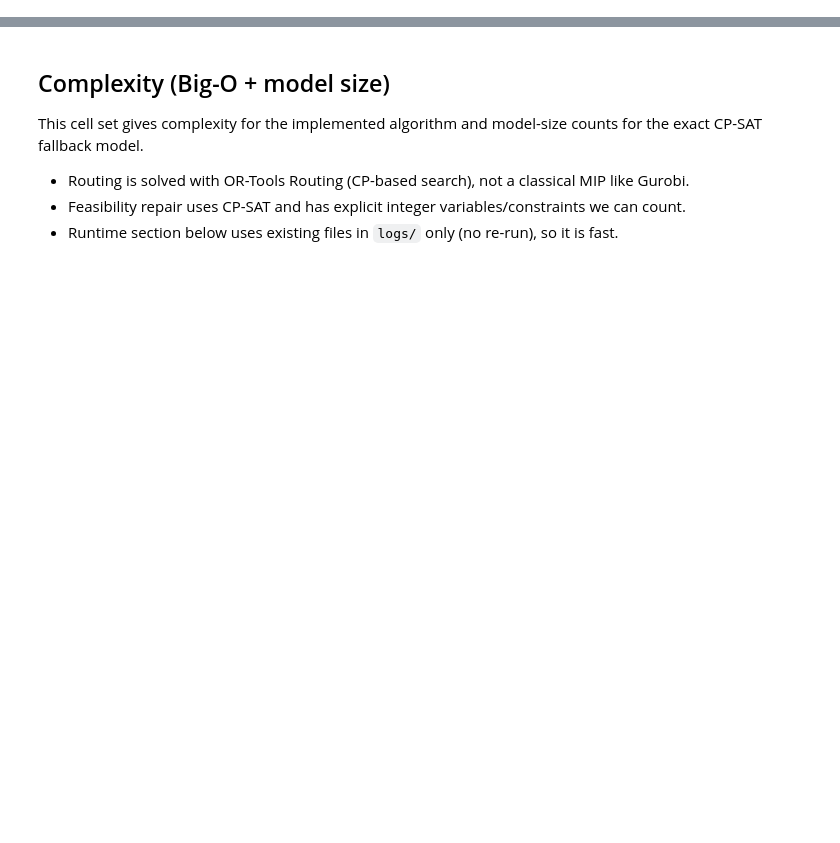
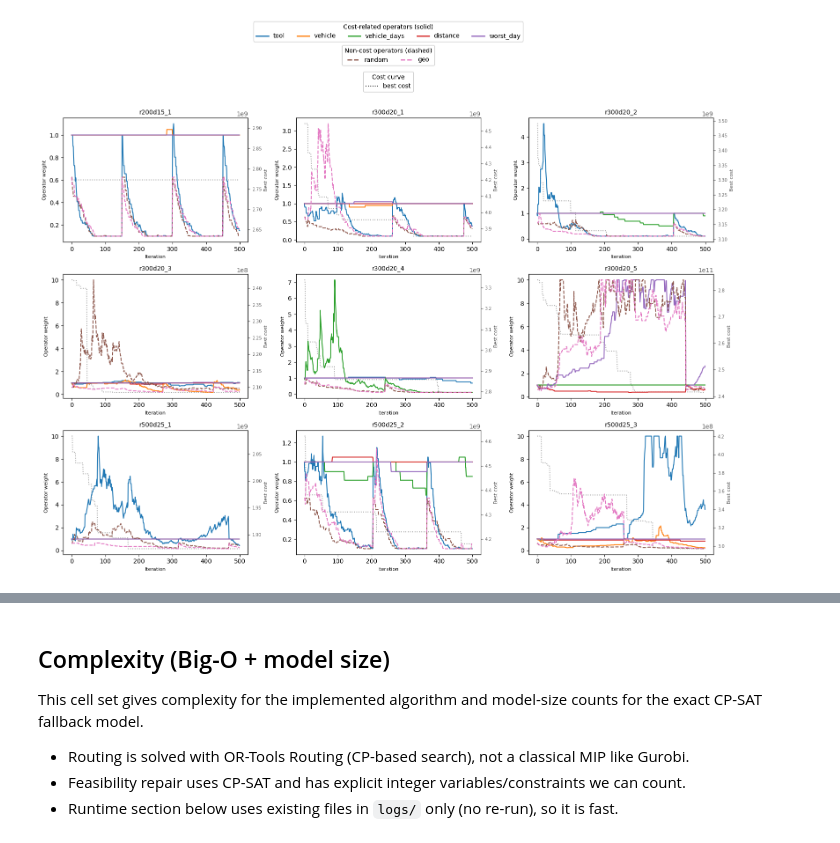
Before and after one commit to Iwe-Coumou/OC_routing, a Jupyter notebook: analysis.ipynb, the cells around one changed output, grey strips where cells are left out. Cells and saved outputs as stored; diff of their text form; code cells hidden in the pictures; blank space fills up the shorter version.

```diff
--- a/analysis.ipynb
+++ b/analysis.ipynb
@@ -91,3 +230,92 @@ plt.tight_layout(rect=[0, 0, 1, 0.94])
+# %%
+# Operator weight development over iterations
+names = sorted(dfs.keys())
+cols = 3
+rows = -(-len(names) // cols)
+
+cost_related_ops = ['tool', 'vehicle', 'vehicle_days', 'distance', 'worst_day']
+non_cost_ops      = ['random', 'geo']
+wb_map = {
+    'tool':         'wb_tool',
+    'vehicle':      'wb_vehicle',
+    'vehicle_days': 'wb_veh_days',
+    'distance':     'wb_distance',
+    'worst_day':    'wb_worst',
+    'random':       'wb_random',
+    'geo':          'wb_geo',
+}
+
+fig, axes = plt.subplots(rows, cols, figsize=(16, 4 * rows))
+axes = axes.flatten()
+
+for i, name in enumerate(names):
+    ax = axes[i]
+    df = dfs[name]
+
+    missing = [c for c in wb_map.values() if c not in df.columns]
+    if 'iteration' not in df.columns or missing:
+        ax.set_title(name.replace('challenge_', ''), fontsize=10)
+        ax.text(0.5, 0.5, f'Missing columns: {missing}', ha='center', va='center', fontsize=7)
+        ax.set_axis_off()
+        continue
+
+    for op in cost_related_ops + non_cost_ops:
+        ls = '-' if op in cost_related_ops else '--'
+        ax.plot(df['iteration'], df[wb_map[op]], linestyle=ls, label=op)
+
+    ax2 = ax.twinx()
+    if 'best_cost' in df.columns:
+        ax2.plot(df['iteration'], df['best_cost'], color='0.15', alpha=0.45,
+                 linewidth=1.4, linestyle=':', label='best cost')
+
+    ax.set_zorder(ax2.get_zorder() + 1)
+    ax.patch.set_visible(False)
+    ax.set_title(name.replace('challenge_', ''), fontsize=10)
+    ax.set_xlabel('Iteration', fontsize=8)
+    ax.set_ylabel('Operator weight', fontsize=8)
+    ax2.set_ylabel('Best cost', fontsize=8, color='0.3')
+    ax2.tick_params(axis='y', labelsize=7, colors='0.35')
+
+for i in range(len(names), len(axes)):
+    axes[i].set_visible(False)
+
+from matplotlib.lines import Line2D
+
+cost_wt_handles = [
+    Line2D([0],[0], color='tab:blue',   lw=2, linestyle='-',  label='tool'),
+    Line2D([0],[0], color='tab:orange', lw=2, linestyle='-',  label='vehicle'),
+    Line2D([0],[0], color='tab:green',  lw=2, linestyle='-',  label='vehicle_days'),
+    Line2D([0],[0], color='tab:red',    lw=2, linestyle='-',  label='distance'),
+    Line2D([0],[0], color='tab:purple', lw=2, linestyle='-',  label='worst_day'),
+]
+non_cost_wt_handles = [
+    Line2D([0],[0], color='tab:brown', lw=2, linestyle='--', label='random'),
+    Line2D([0],[0], color='tab:pink',  lw=2, linestyle='--', label='geo'),
+]
+cost_curve_wt_handle = [
+    Line2D([0],[0], color='0.15', lw=1.4, linestyle=':', label='best cost'),
+]
+
+lg1 = fig.legend(handles=cost_wt_handles, loc='upper center',
+                 bbox_to_anchor=(0.5, 1.06), ncol=5, fontsize=10,
+                 frameon=True, fancybox=True,
+                 title='Cost-related operators (solid)', title_fontsize=10)
+lg2 = fig.legend(handles=non_cost_wt_handles, loc='upper center',
+                 bbox_to_anchor=(0.5, 1.015), ncol=2, fontsize=10,
+                 frameon=True, fancybox=True,
+                 title='Non-cost operators (dashed)', title_fontsize=10)
+lg3 = fig.legend(handles=cost_curve_wt_handle, loc='upper center',
+                 bbox_to_anchor=(0.5, 0.965), ncol=1, fontsize=10,
+                 frameon=True, fancybox=True,
+                 title='Cost curve', title_fontsize=10)
+fig.add_artist(lg1)
+fig.add_artist(lg2)
+fig.add_artist(lg3)
+
+fig.savefig('operator_weight_development.png', dpi=300, bbox_inches='tight')
+plt.tight_layout(rect=[0, 0, 1, 0.90])
+# %% [output]
+[figure, added]
 # %%
 from pathlib import Path
 import pandas as pd
```
Also changed, not shown: parts of 14 cells of this notebook, 1 other file.
